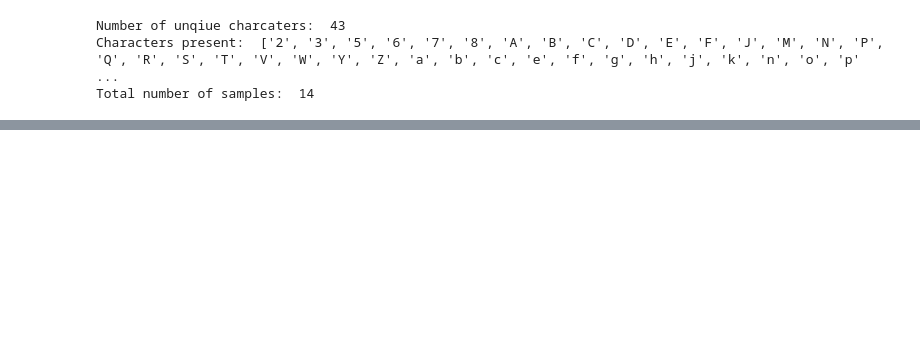
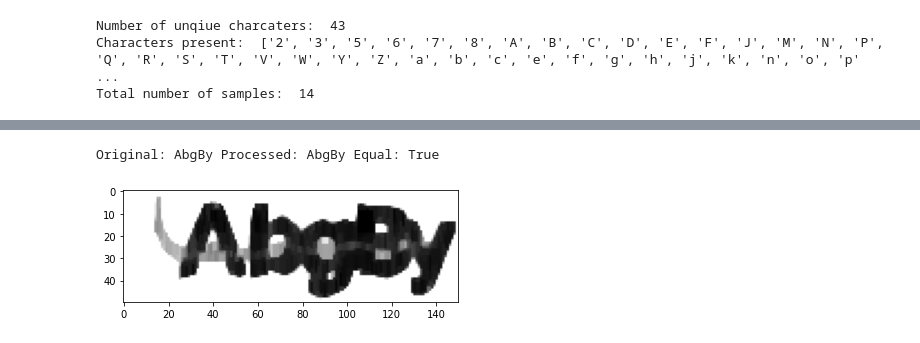
Before and after one commit to urbanogilson/SICAR, a Jupyter notebook: captcha.ipynb, the cells around one changed output, grey strips where cells are left out. Cells and saved outputs as stored; diff of their text form; code cells hidden in the pictures; blank space fills up the shorter version.

```diff
--- a/captcha.ipynb
+++ b/captcha.ipynb
@@ -15,3 +13,7 @@ from sklearn.model_selection import train_test_split
+# %%
+images = list(data_dir.glob("*.png"))
+for image in images:
+    mpimg.imsave(str(image.parent) +'/'+image.stem +'.jpg', mpimg.imread(image,0), cmap='gray',vmin=0, vmax=255)
 # %%
 # Path to the data directory
 data_dir = Path("dataset/")
@@ -56,0 +69,18 @@ Total number of samples:  14
+# %%
+def otsu_thresholding(img):
+    ret2, img = cv2.threshold(img, 0, 255, cv2.THRESH_BINARY + cv2.THRESH_OTSU+2)
+    img = cv2.dilate(img, np.ones((3,2), np.uint8), iterations=1)
+    img = cv2.erode (img, np.ones((4,1), np.uint8), iterations=2)
+    img = cv2.dilate(img, np.ones((3,1), np.uint8), iterations=2)
+    img = cv2.erode (img, np.ones((2,1), np.uint8), iterations=2)
+    return img
+
+res = otsu_thresholding(img)
+plt.imshow(res, cmap='gray')
+plt.imsave("dataset//processed/{}.jpg".format(image.stem), res, cmap='gray')
+captcha = pytesseract.image_to_string('dataset/processed/'+image.stem +'.jpg')
+captcha = re.sub('[^A-Za-z0-9]+', '', captcha)
+print('Original: ' + image.stem + ' Processed: ' + captcha + ' Equal: ' + str(image.stem == captcha))
+# %% [output]
+Original: AbgBy Processed: AbgBy Equal: True
+[figure, added]
```
Also changed, not shown: parts of 8 cells of this notebook, 4 other files.
